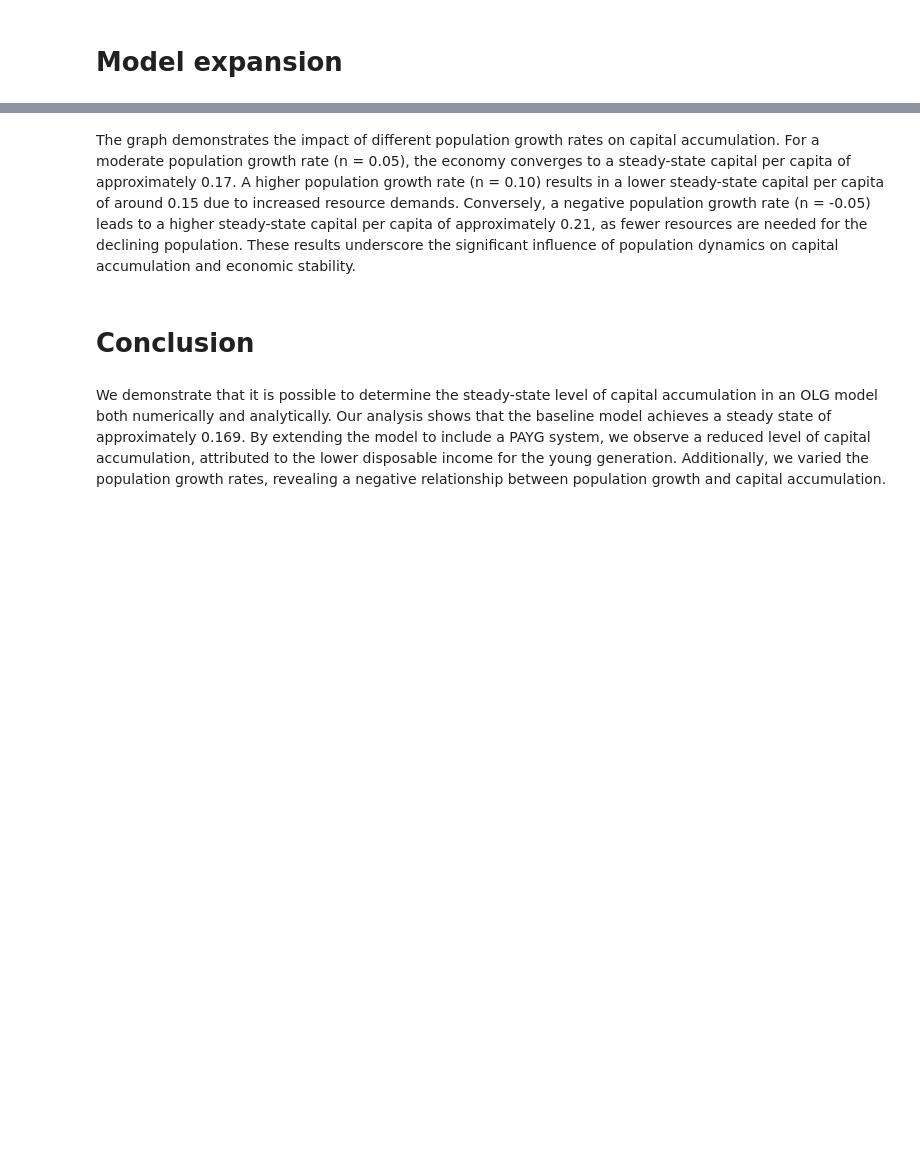
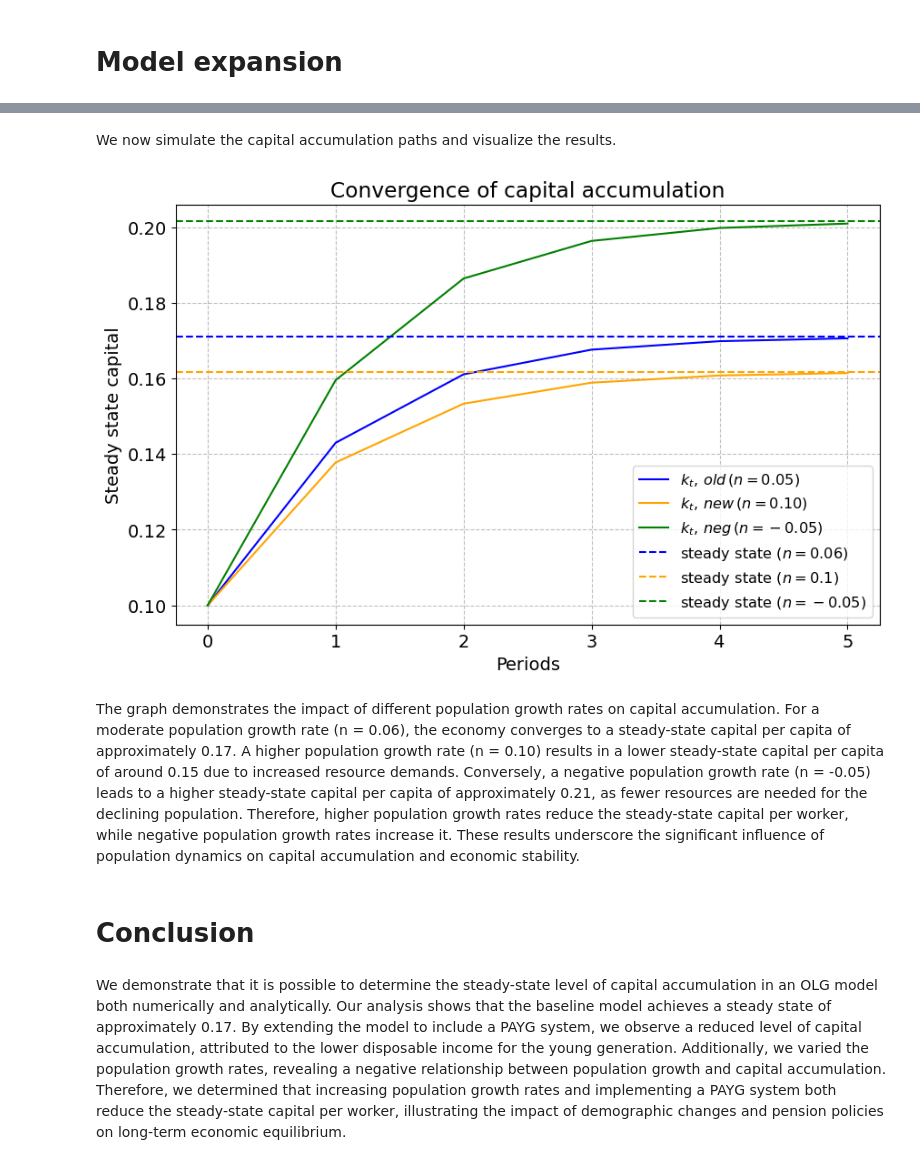
Before and after one commit to NumEconCopenhagen/projects-2024-emil-celine-og-julie, a Jupyter notebook: modelproject/modelproject.ipynb, the cells around one changed output, grey strips where cells are left out. Cells and saved outputs as stored; diff of their text form; code cells hidden in the pictures; blank space fills up the shorter version.

```diff
--- a/modelproject/modelproject.ipynb
+++ b/modelproject/modelproject.ipynb
@@ -403,0 +393,4 @@ Next up we want to examine the convergence itself. We will consider an economy w
+# %%
+n_old = 0.06
+n_new = 0.10
+n_neg = -0.05
@@ -469,6 +426,40 @@ Steady state capital per capita (n = -0.05): 0.202
+# %% [markdown]
+We now simulate the capital accumulation paths and visualize the results.
+# %%
+#We simulate the model
+periods = 6
+k_path_old = np.zeros(periods)
+k_path_new = np.zeros(periods)
+k_path_neg = np.zeros(periods)
+k_path_old[0] = 0.1
+k_path_new[0] = 0.1
+k_path_neg[0] = 0.1
+
+for t in range(1, periods):
+    k_path_old[t] = capital_accumulation(k_path_old[t-1], n_old)
+    k_path_new[t] = capital_accumulation(k_path_new[t-1], n_new)
+    k_path_neg[t] = capital_accumulation(k_path_neg[t-1], n_neg)
+
+#We plot the capital accumulation growth path
+plt.figure(figsize=(10, 6))
+t = np.arange(periods)
+plt.plot(t, k_path_old, label=r'$k_t, \, old \, (n = 0.05)$', color='blue')
+plt.plot(t, k_path_new, label=r'$k_t, \, new \, (n = 0.10)$', color='orange')
+plt.plot(t, k_path_neg, label=r'$k_t, \, neg \, (n = -0.05)$', color='green')
+plt.axhline(k_star_old, color='blue', linestyle='--', label=f'steady state $(n = {n_old})$')
+plt.axhline(k_star_new, color='orange', linestyle='--', label=f'steady state $(n = {n_new})$')
+plt.axhline(k_star_neg, color='green', linestyle='--', label=f'steady state $(n = {n_neg})$')
+plt.xlabel('Periods')
+plt.ylabel('Steady state capital')
+plt.title('Convergence of capital accumulation')
+plt.legend(fontsize='small')
+plt.grid(True)
+plt.show()
+# %% [output]
+[figure, added]
 # %% [markdown]
-The graph demonstrates the impact of different population growth rates on capital accumulation. For a moderate population growth rate (n = 0.05), the economy converges to a steady-state capital per capita of approximately 0.17. A higher population growth rate (n = 0.10) results in a lower steady-state capital per capita of around 0.15 due to increased resource demands. Conversely, a negative population growth rate (n = -0.05) leads to a higher steady-state capital per capita of approximately 0.21, as fewer resources are needed for the declining population. These results underscore the significant influence of population dynamics on capital accumulation and economic stability.
+The graph demonstrates the impact of different population growth rates on capital accumulation. For a moderate population growth rate (n = 0.06), the economy converges to a steady-state capital per capita of approximately 0.17. A higher population growth rate (n = 0.10) results in a lower steady-state capital per capita of around 0.15 due to increased resource demands. Conversely, a negative population growth rate (n = -0.05) leads to a higher steady-state capital per capita of approximately 0.21, as fewer resources are needed for the declining population. Therefore, higher population growth rates reduce the steady-state capital per worker, while negative population growth rates increase it. These results underscore the significant influence of population dynamics on capital accumulation and economic stability.
 # %% [markdown]
 # Conclusion
 # %% [markdown]
-We demonstrate that it is possible to determine the steady-state level of capital accumulation in an OLG model both numerically and analytically. Our analysis shows that the baseline model achieves a steady state of approximately 0.169. By extending the model to include a PAYG system, we observe a reduced level of capital accumulation, attributed to the lower disposable income for the young generation. Additionally, we varied the population growth rates, revealing a negative relationship between population growth and capital accumulation.
+We demonstrate that it is possible to determine the steady-state level of capital accumulation in an OLG model both numerically and analytically. Our analysis shows that the baseline model achieves a steady state of approximately 0.17. By extending the model to include a PAYG system, we observe a reduced level of capital accumulation, attributed to the lower disposable income for the young generation. Additionally, we varied the population growth rates, revealing a negative relationship between population growth and capital accumulation. Therefore, we determined that increasing population growth rates and implementing a PAYG system both reduce the steady-state capital per worker, illustrating the impact of demographic changes and pension policies on long-term economic equilibrium.
```
Also changed, not shown: parts of 45 cells of this notebook, 2 other files.
